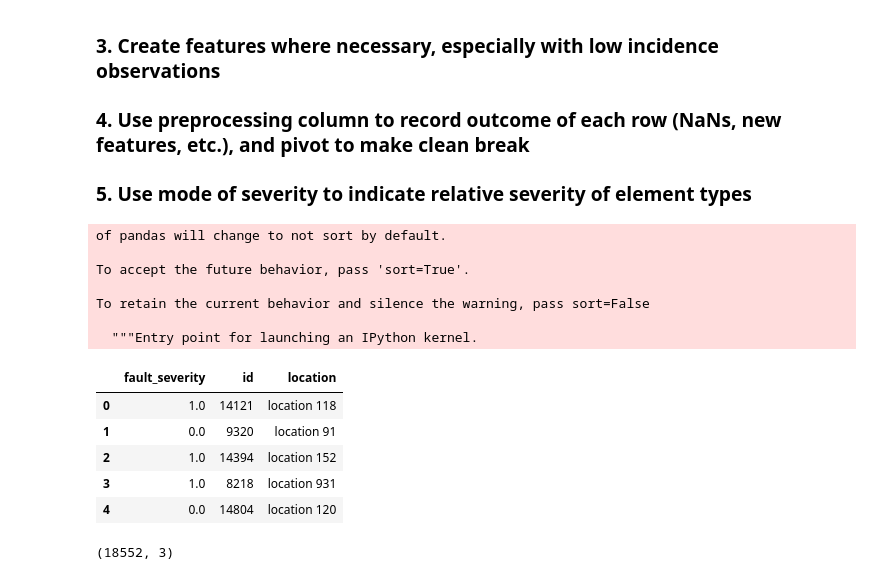
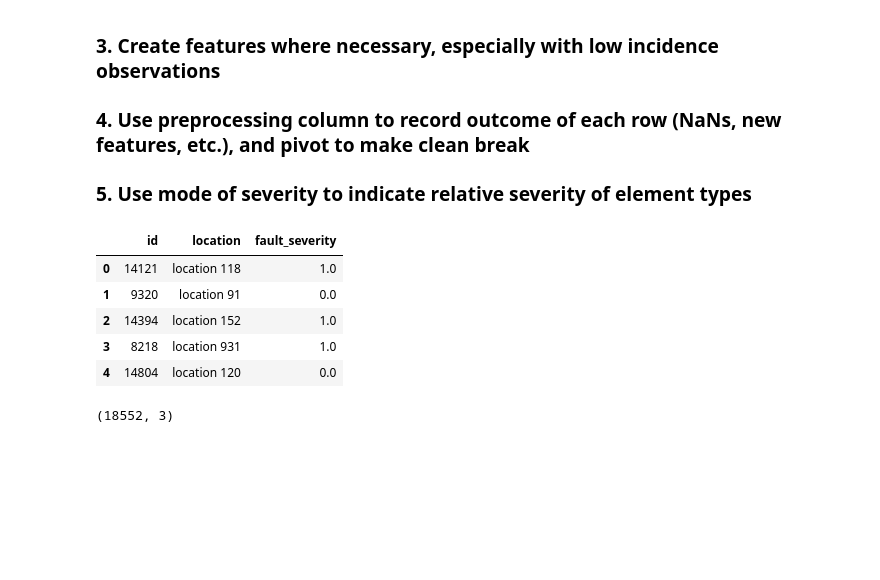
Before and after one commit to noguano/dsi_capstone, a Jupyter notebook: DSI US -5 ATX Capstone.ipynb, the cells around one changed output. Cells and saved outputs as stored; diff of their text form; code cells hidden in the pictures; blank space fills up the shorter version.

```diff
--- a/DSI US -5 ATX Capstone.ipynb
+++ b/DSI US -5 ATX Capstone.ipynb
@@ -132,20 +110,13 @@ The data files present multiple views into linked data tables. Based on cardinal
 ### 4. Use preprocessing column to record outcome of each row (NaNs, new features, etc.), and pivot to make clean break
 ### 5. Use mode of severity to indicate relative severity of element types
 # %%
-df = pd.concat([train_orig,test_orig], ignore_index=True)
-df.head()
+df1 = pd.concat([train_orig,test_orig], ignore_index=True, sort=False)
+df1.head()
 # %% [output]
-of pandas will change to not sort by default.
-
-To accept the future behavior, pass 'sort=True'.
-
-To retain the current behavior and silence the warning, pass sort=False
-
-  """Entry point for launching an IPython kernel.
-|  | fault_severity | id | location |
-| 0 | 1.0 | 14121 | location 118 |
-| 1 | 0.0 | 9320 | location 91 |
-| 2 | 1.0 | 14394 | location 152 |
-| 3 | 1.0 | 8218 | location 931 |
-| 4 | 0.0 | 14804 | location 120 |
+|  | id | location | fault_severity |
+| 0 | 14121 | location 118 | 1.0 |
+| 1 | 9320 | location 91 | 0.0 |
+| 2 | 14394 | location 152 | 1.0 |
+| 3 | 8218 | location 931 | 1.0 |
+| 4 | 14804 | location 120 | 0.0 |
 # %%
```
Also changed, not shown: parts of 198 cells of this notebook, 1 other file.
